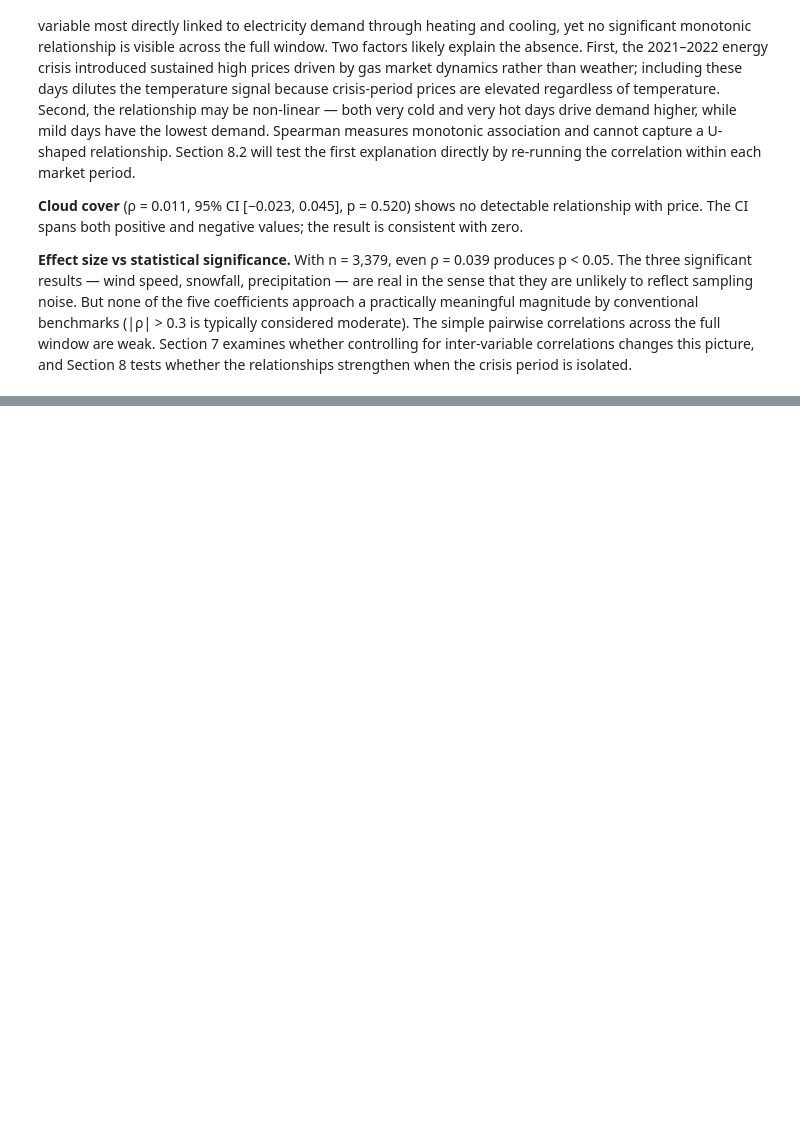
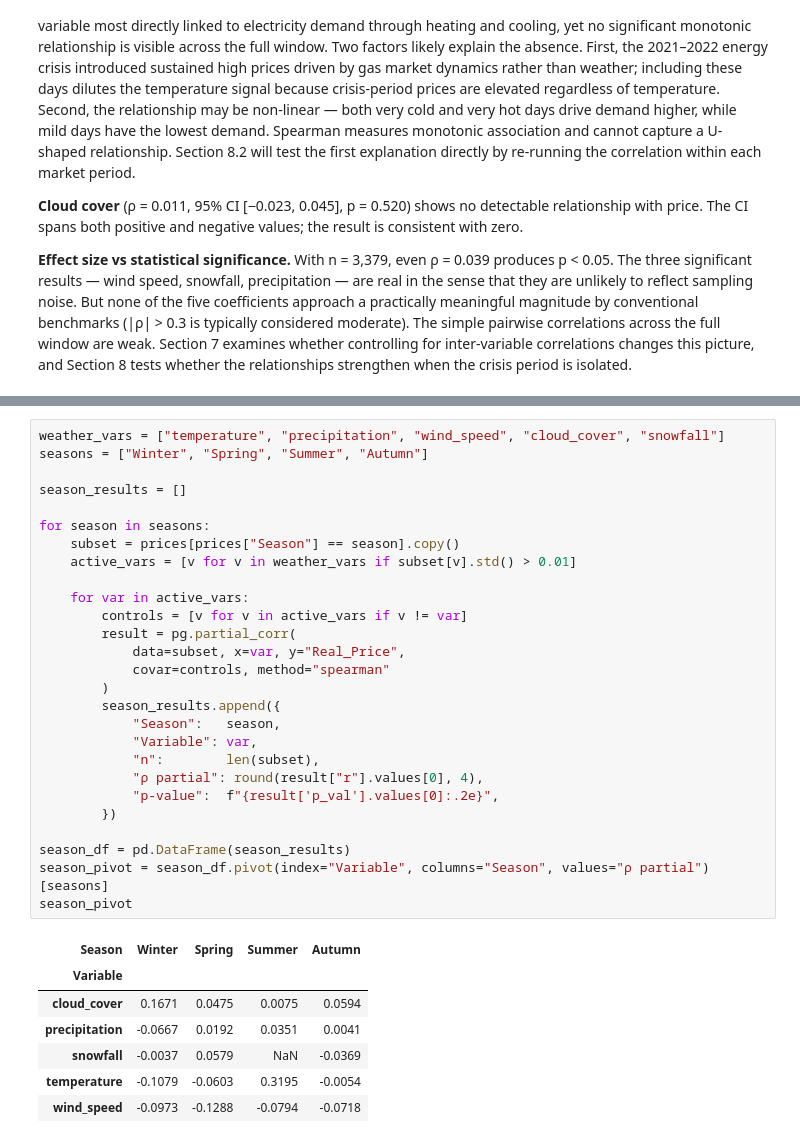
Before and after one commit to AdelinChaushev/Bulgarian-electricity-prices, a Jupyter notebook: BulgarianElectricityPrices.ipynb, the cells around one changed output, grey strips where cells are left out. Drawn from its saved outputs; the diff is of its cells as text; blank space fills up the shorter version.

```diff
--- a/BulgarianElectricityPrices.ipynb
+++ b/BulgarianElectricityPrices.ipynb
@@ -992,0 +1130,35 @@ The results present a clear hierarchy by effect size, with all five coefficients
+# %%
+weather_vars = ["temperature", "precipitation", "wind_speed", "cloud_cover", "snowfall"]
+seasons = ["Winter", "Spring", "Summer", "Autumn"]
+
+season_results = []
+
+for season in seasons:
+    subset = prices[prices["Season"] == season].copy()
+    active_vars = [v for v in weather_vars if subset[v].std() > 0.01]
+
+    for var in active_vars:
+        controls = [v for v in active_vars if v != var]
+        result = pg.partial_corr(
+            data=subset, x=var, y="Real_Price",
+            covar=controls, method="spearman"
+        )
+        season_results.append({
+            "Season":   season,
+            "Variable": var,
+            "n":        len(subset),
+            "ρ partial": round(result["r"].values[0], 4),
+            "p-value":  f"{result['p_val'].values[0]:.2e}",
+        })
+
+season_df = pd.DataFrame(season_results)
+season_pivot = season_df.pivot(index="Variable", columns="Season", values="ρ partial")[seasons]
+season_pivot
+# %% [output]
+| Season | Winter | Spring | Summer | Autumn |
+| Variable |  |  |  |  |
+| cloud_cover | 0.1671 | 0.0475 | 0.0075 | 0.0594 |
+| precipitation | -0.0667 | 0.0192 | 0.0351 | 0.0041 |
+| snowfall | -0.0037 | 0.0579 | NaN | -0.0369 |
+| temperature | -0.1079 | -0.0603 | 0.3195 | -0.0054 |
+| wind_speed | -0.0973 | -0.1288 | -0.0794 | -0.0718 |
```
Also changed, not shown: parts of 40 cells of this notebook.
